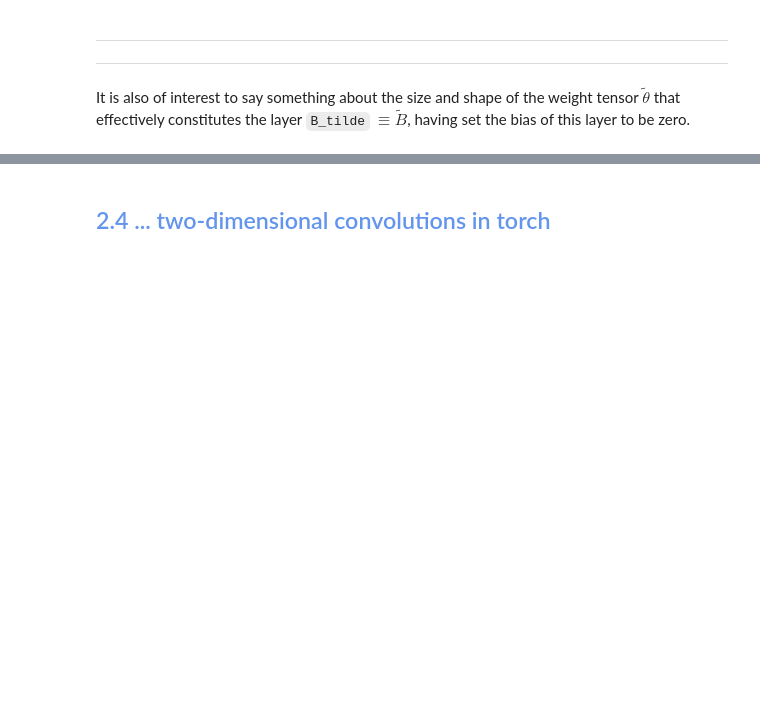
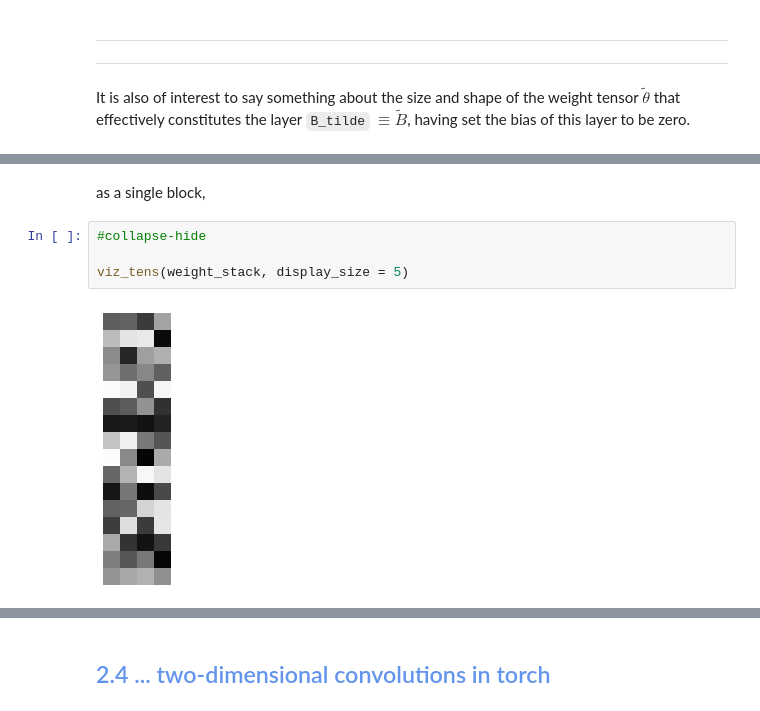
Before and after one commit to the-ninth-wave/geometric-deep-learning, a Jupyter notebook: _notebooks/2021-10-24-GDL2.ipynb, the cells around one changed output, grey strips where cells are left out. Saved outputs shown, nothing was run; the diff lists cells and outputs as text; blank space fills up the shorter version.

```diff
--- a/_notebooks/2021-10-24-GDL2.ipynb
+++ b/_notebooks/2021-10-24-GDL2.ipynb
@@ -1246 +1260,9 @@ It is also of interest to say something about the size and shape of the weight t
+# %% [markdown]
+as a single block,
+# %%
+#collapse-hide
+
+viz_tens(weight_stack, display_size = 5)
+# %% [output]
+[figure, added]
 # %% [markdown]
```
Also changed, not shown: parts of 4 cells of this notebook.
